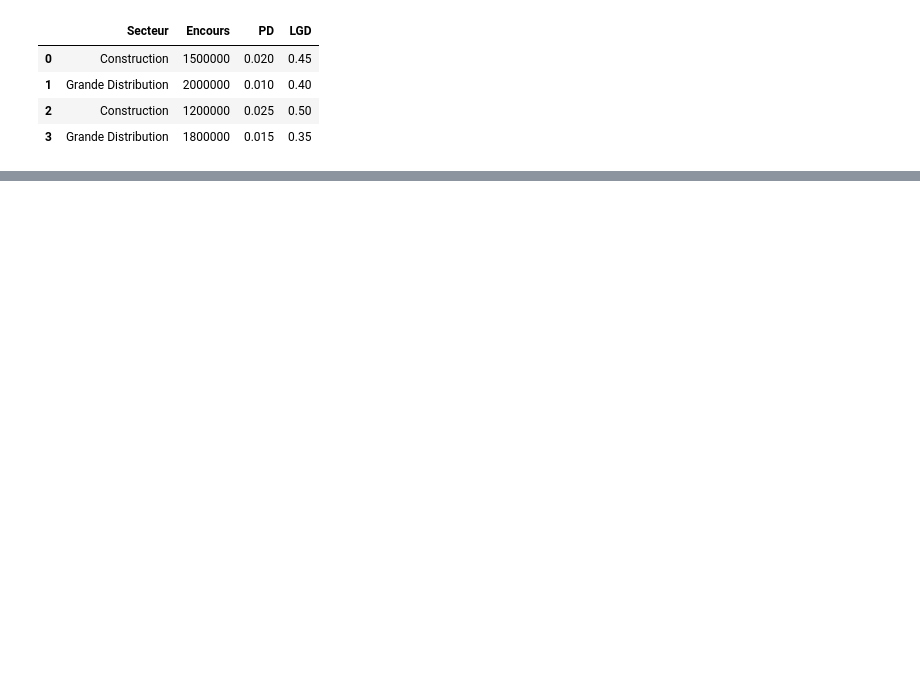
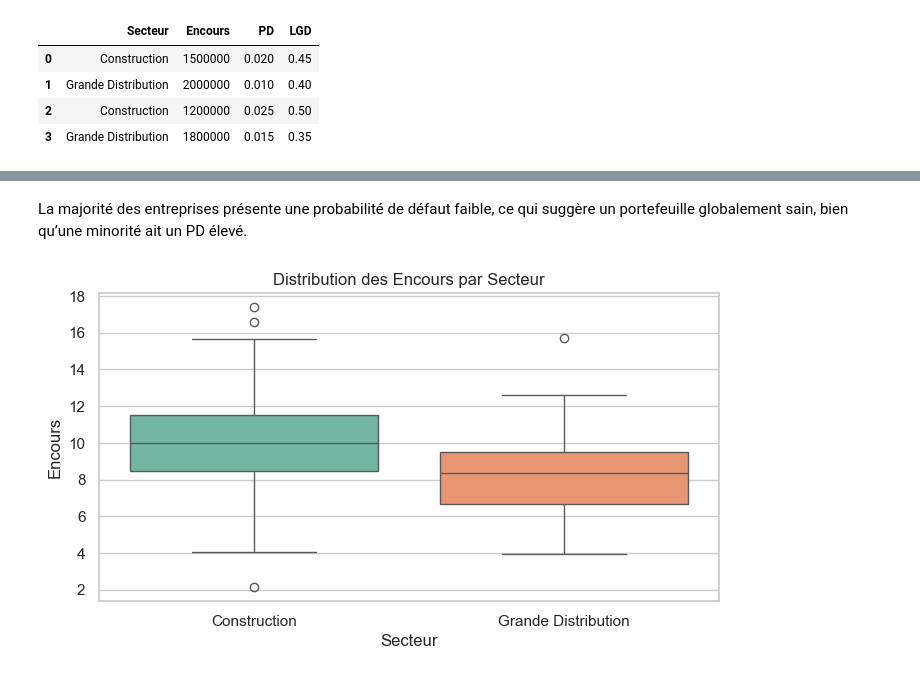
Before and after one commit to CALAIN1/stress-test-global-risk, a Jupyter notebook: stress_test_global_risk_FINAL.ipynb, the cells around one changed output, grey strips where cells are left out. Cells and saved outputs as stored; diff of their text form; code cells hidden in the pictures; blank space fills up the shorter version.

```diff
--- a/stress_test_global_risk_FINAL.ipynb
+++ b/stress_test_global_risk_FINAL.ipynb
@@ -104,0 +196,16 @@ df.head()
+# %% [markdown]
+La majorité des entreprises présente une probabilité de défaut faible, ce qui suggère un portefeuille globalement sain, bien qu’une minorité ait un PD élevé.
+# %%
+plt.figure(figsize=(8, 4))
+sns.boxplot(
+    data=df,
+    x='Secteur',
+    y='Encours',
+    hue='Secteur',
+    palette='Set2',
+    legend=False
+)
+plt.title("Distribution des Encours par Secteur")
+plt.show()
+# %% [output]
+[figure, added]
```
Also changed, not shown: parts of 36 cells of this notebook.
